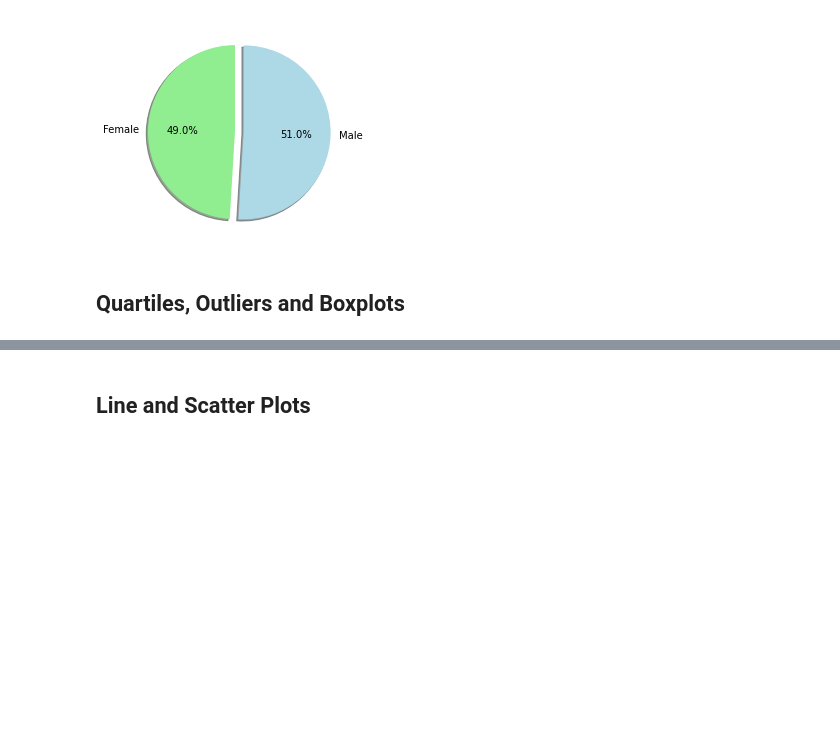
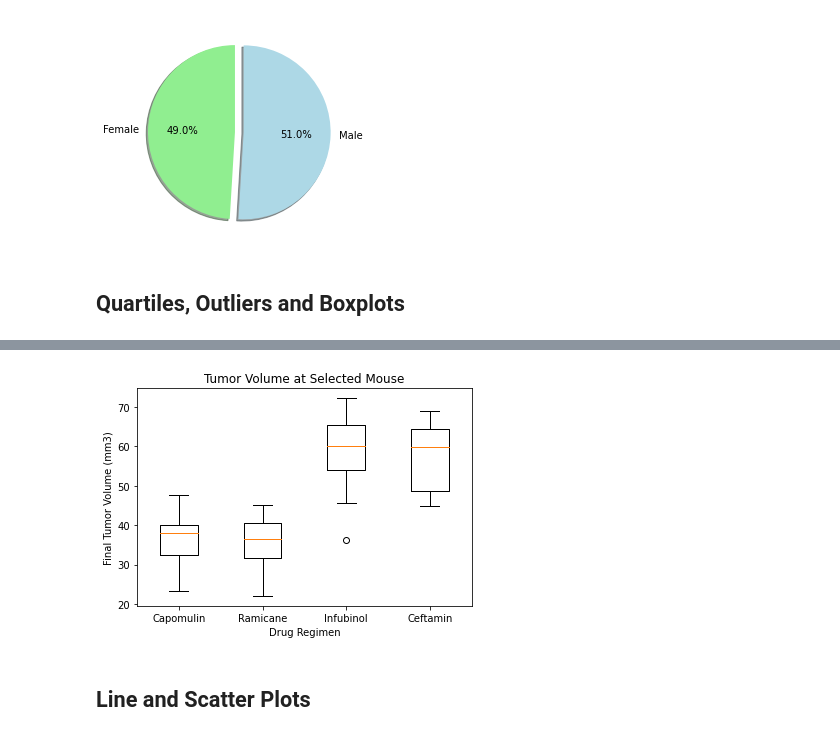
Before and after one commit to woodpecker2100/matplotlib, a Jupyter notebook: pymaceuticals_starter.ipynb, the cells around one changed output, grey strips where cells are left out. Drawn from its saved outputs; the diff is of its cells as text; code cells hidden in the pictures; blank space fills up the shorter version.

Commit message:
Add files via upload
Updated with box chart

```diff
--- a/pymaceuticals_starter.ipynb
+++ b/pymaceuticals_starter.ipynb
@@ -229,0 +199,12 @@ last_tumor_vol_df
+# %%
+# Put treatments into a list for for loop (and later for plot labels)
+# Create empty list to fill with tumor vol data (for plotting)
+Capomulin_df = last_tumor_vol_df.loc[last_tumor_vol_df["Drug Regimen"] == "Capomulin",:]
+Ramicane_df = last_tumor_vol_df.loc[last_tumor_vol_df["Drug Regimen"] == "Ramicane", :]
+Infubinol_df = last_tumor_vol_df.loc[last_tumor_vol_df["Drug Regimen"] == "Infubinol", :]
+Ceftamin_df = last_tumor_vol_df.loc[last_tumor_vol_df["Drug Regimen"] == "Ceftamin", :]
+
+capomulin_tumor_volume = Capomulin_df["Tumor Volume (mm3)"]
+ramicane_tumor_volume = Ramicane_df["Tumor Volume (mm3)"]
+infubinol_tumor_volume = Infubinol_df["Tumor Volume (mm3)"]
+ceftamin_tumor_volume = Ceftamin_df["Tumor Volume (mm3)"]
@@ -230,4 +373,15 @@ last_tumor_vol_df
 # %%
 # Generate a box plot of the final tumor volume of each mouse across four regimens of interest
+plot_data = [capomulin_tumor_volume, ramicane_tumor_volume, infubinol_tumor_volume, ceftamin_tumor_volume ]
+plot_drug= ['Capomulin', 'Ramicane', 'Infubinol','Ceftamin']
+
+fig1, ax1 = plt.subplots()
+ax1.set_title('Tumor Volume at Selected Mouse')
+ax1.set_ylabel('Final Tumor Volume (mm3)')
+ax1.set_xlabel('Drug Regimen')
+ax1.boxplot(plot_data, labels=plot_drug)
+plt.show()
+# %% [output]
+[figure, added]
 # %% [markdown]
 ## Line and Scatter Plots
```
Also changed, not shown: parts of 13 cells of this notebook.
